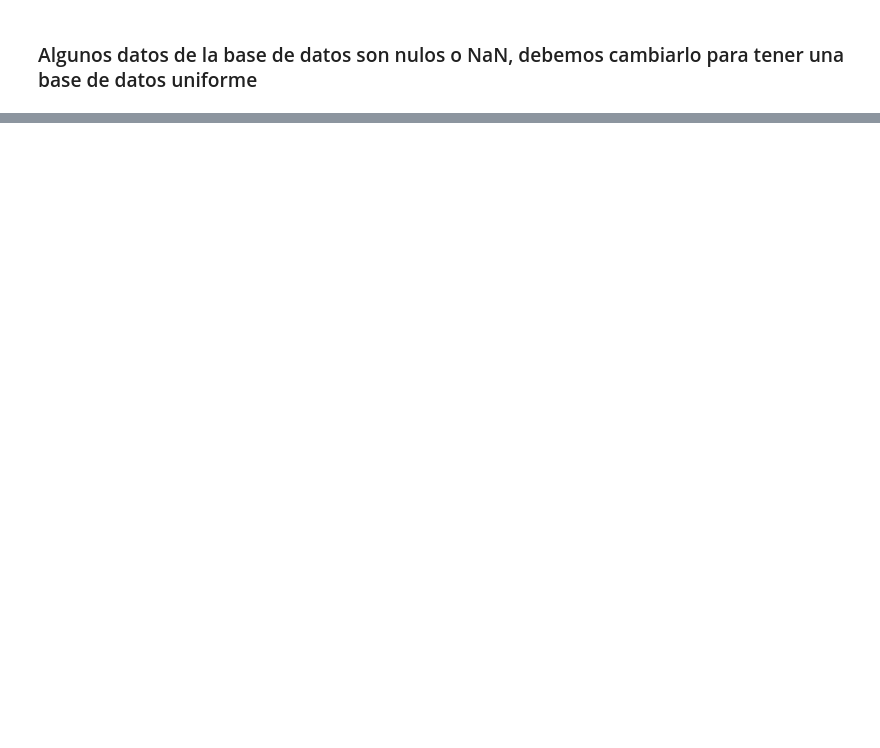
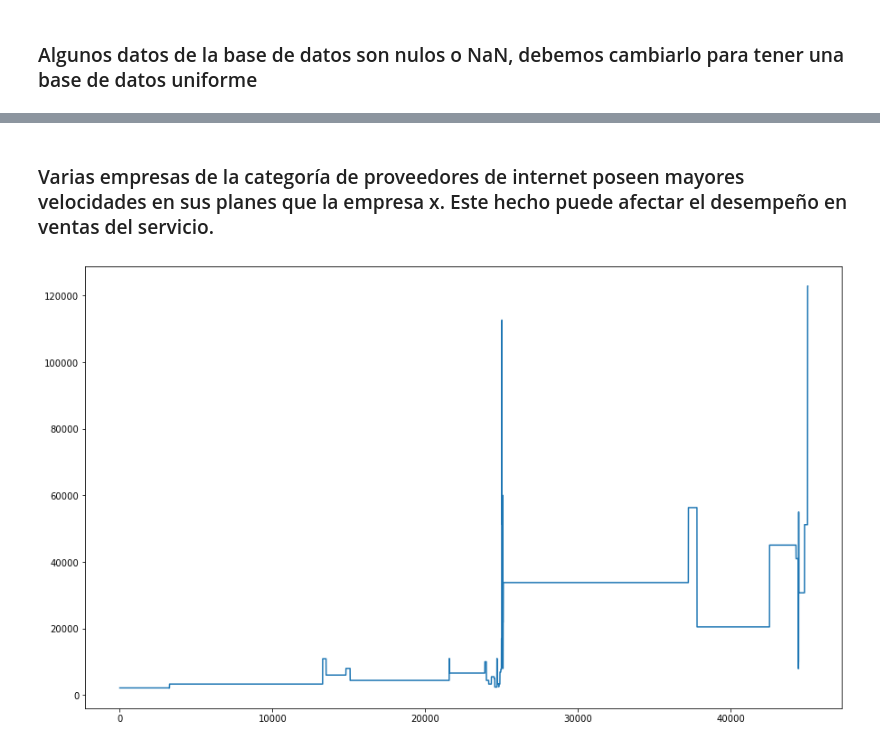
Before and after one commit to lcsr-rodriguez/Diplomado-ISP, a Jupyter notebook: ISP_DataScience.ipynb, the cells around one changed output, grey strips where cells are left out. Saved outputs shown, nothing was run; the diff lists cells and outputs as text; code cells hidden in the pictures; blank space fills up the shorter version.

```diff
--- a/ISP_DataScience.ipynb
+++ b/ISP_DataScience.ipynb
@@ -99,0 +127,7 @@ datos['DIRECCION'].fillna("SIN DIRECCIÓN", inplace = True)
+# %% [markdown]
+### Varias empresas de la categoría de proveedores de internet poseen mayores velocidades en sus planes que la empresa x. Este hecho puede afectar el desempeño en ventas del servicio.
+# %%
+# Gráfica de la velocidad de descarga Kb
+plot = datos["MAX_BAJADA"].plot(figsize=(15, 9))
+# %% [output]
+[figure, added]
```
Also changed, not shown: parts of 28 cells of this notebook, 1 other file.
